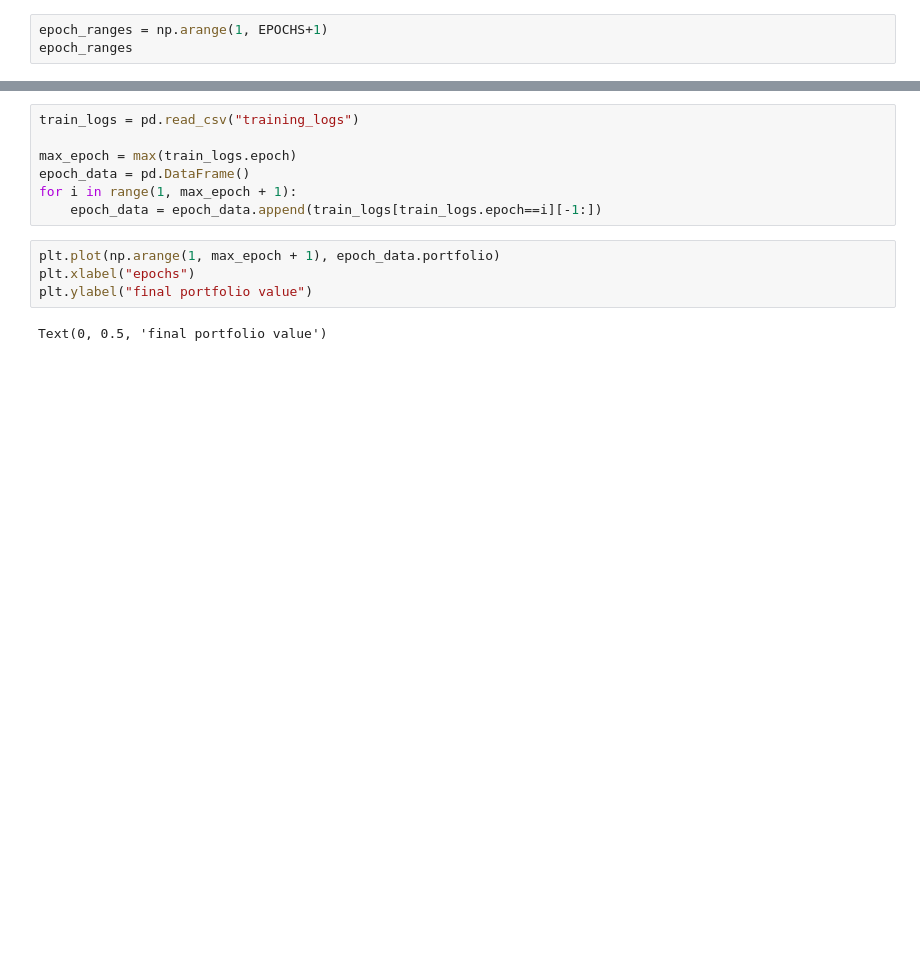
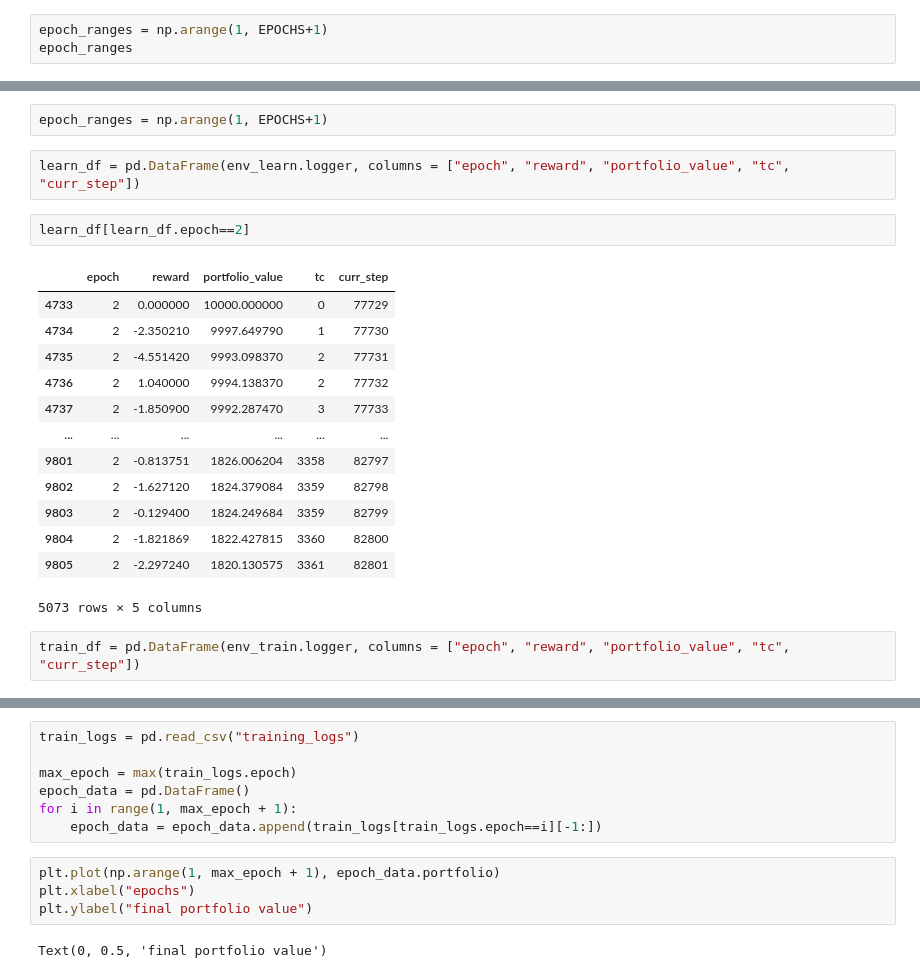
Before and after one commit to YAOS5/Amazon-Trading-Bot, a Jupyter notebook: learning_curve_demo.ipynb, the cells around one changed output, grey strips where cells are left out. Saved outputs shown, nothing was run; the diff lists cells and outputs as text; blank space fills up the shorter version.

```diff
--- a/learning_curve_demo.ipynb
+++ b/learning_curve_demo.ipynb
@@ -191,0 +197,22 @@ plot_k_timesteps(logs="training_logs", y_col="portfolio", window=1, k=1)
+# %%
+epoch_ranges = np.arange(1, EPOCHS+1)
+# %%
+learn_df = pd.DataFrame(env_learn.logger, columns = ["epoch", "reward", "portfolio_value", "tc", "curr_step"])
+# %%
+learn_df[learn_df.epoch==2]
+# %% [output]
+|  | epoch | reward | portfolio_value | tc | curr_step |
+| 4733 | 2 | 0.000000 | 10000.000000 | 0 | 77729 |
+| 4734 | 2 | -2.350210 | 9997.649790 | 1 | 77730 |
+| 4735 | 2 | -4.551420 | 9993.098370 | 2 | 77731 |
+| 4736 | 2 | 1.040000 | 9994.138370 | 2 | 77732 |
+| 4737 | 2 | -1.850900 | 9992.287470 | 3 | 77733 |
+| ... | ... | ... | ... | ... | ... |
+| 9801 | 2 | -0.813751 | 1826.006204 | 3358 | 82797 |
+| 9802 | 2 | -1.627120 | 1824.379084 | 3359 | 82798 |
+| 9803 | 2 | -0.129400 | 1824.249684 | 3359 | 82799 |
+| 9804 | 2 | -1.821869 | 1822.427815 | 3360 | 82800 |
+| 9805 | 2 | -2.297240 | 1820.130575 | 3361 | 82801 |
+5073 rows × 5 columns
+# %%
+train_df = pd.DataFrame(env_train.logger, columns = ["epoch", "reward", "portfolio_value", "tc", "curr_step"])
```
Also changed, not shown: parts of 26 cells of this notebook, 1 other file.
